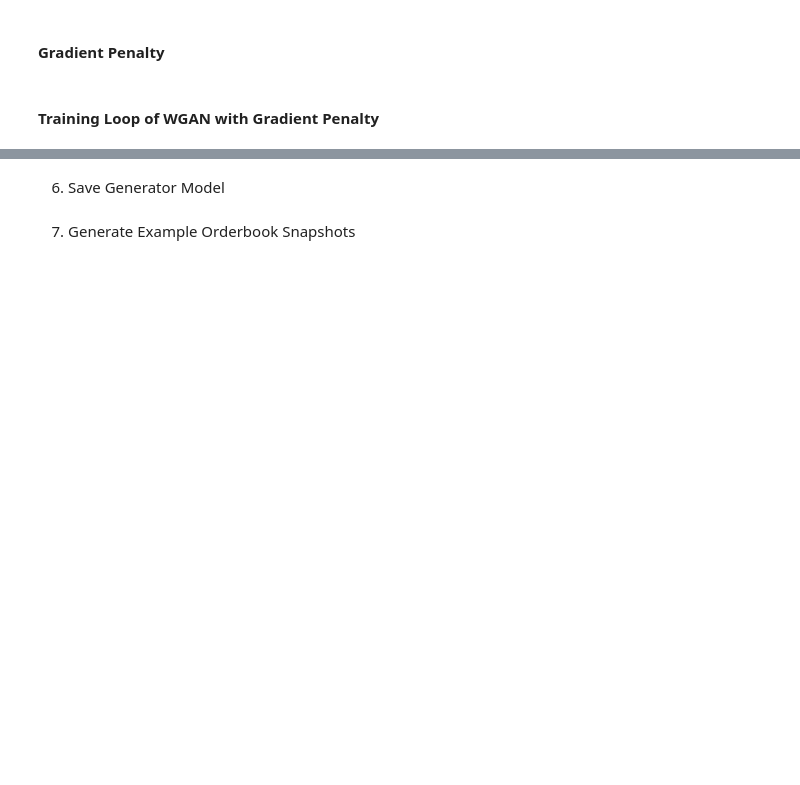
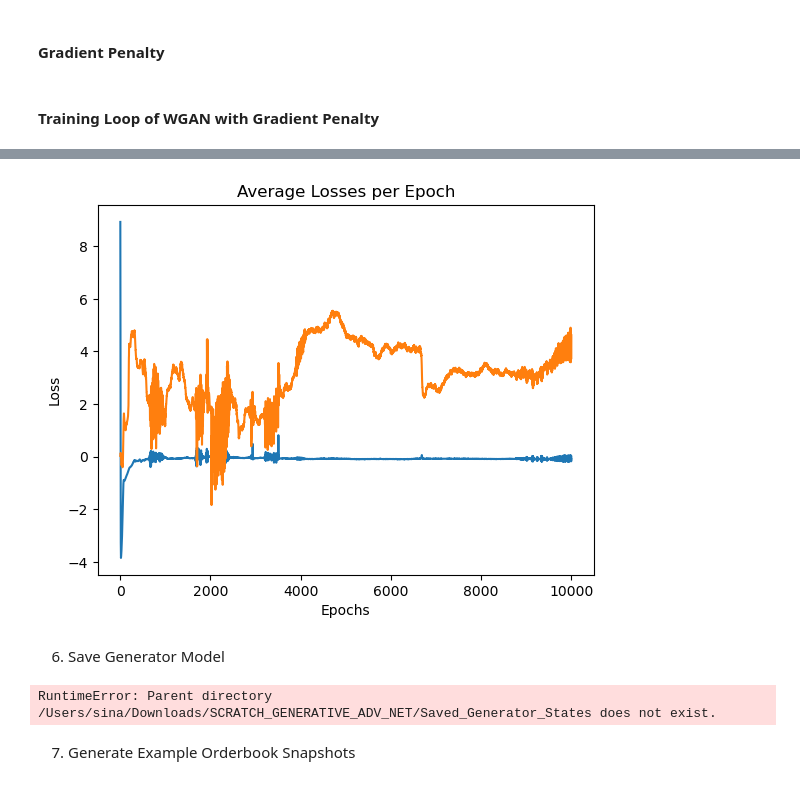
Before and after one commit to dlartey/LOBSimulator, a Jupyter notebook: GANs/GAN_scratch.ipynb, the cells around one changed output, grey strips where cells are left out. Drawn from its saved outputs; the diff is of its cells as text; code cells hidden in the pictures; blank space fills up the shorter version.

```diff
--- a/GANs/GAN_scratch.ipynb
+++ b/GANs/GAN_scratch.ipynb
@@ -198,4 +244,4 @@ plt.show()
 S_t_dataset_tensor = torch.tensor(S_t_dataset, dtype=torch.float32).to(device)
 X_t_delta_t_dataset_tensor = torch.tensor(X_t_delta_t_dataset, dtype=torch.float32).to(device)
 dataset = TensorDataset(X_t_delta_t_dataset_tensor, S_t_dataset_tensor)
-data_loader = DataLoader(dataset, batch_size=100, shuffle=True)
+data_loader = DataLoader(dataset, batch_size=500, shuffle=True)
@@ -287,7 +356,7 @@ class Critic(nn.Module):
 n_critic = 5
 z_t_dim = 6
 LAMBDA = 10
-epochs = 500
+epochs = 10000
 
 # Instantiate the generator and discriminator with device adaptation
 generator = Generator(latent_dim=z_t_dim, n=6).to(device)
@@ -296,5 +365,8 @@ critic = Critic(n_1=12, n_2=6).to(device)
 # Define the optimisers
 optimizer_G = optim.Adam(generator.parameters(), lr=0.00001, betas=(0, 0.9))
 optimizer_D = optim.Adam(critic.parameters(), lr=0.00001, betas=(0, 0.9))
+
+avg_d_loss_list = []
+avg_g_loss_list = []
 # %% [markdown]
 ### Defining the training loop
@@ -394,8 +537,18 @@ for epoch in range(epochs):
     # Prints average loss per epoch
     avg_d_loss = total_d_loss_epoch / n_batches
     avg_g_loss = total_g_loss_epoch / n_batches
-    if (epoch + 1) % 5 == 0:
+    avg_d_loss_list.append(avg_d_loss)
+    avg_g_loss_list.append(avg_g_loss)
+    if (epoch + 1) % 20 == 0:
         print(f"Epoch [{epoch+1}/{epochs}] completed. Avg D Loss: {avg_d_loss:.4f}, Avg G Loss: {avg_g_loss:.4f}")
+
+    if (epoch + 1) % 100 == 0:
+        write_marginal_distributions_to_tensorboard(epoch)
+
+    write_loss_functions_to_tensorboard(avg_d_loss, avg_g_loss,epoch)
     # Resets average losses for the next epoch
     avg_d_loss = 0
     avg_g_loss = 0
+
+# Close the writer after the training loop
+writer.close()
@@ -402,9 +573,26 @@ for epoch in range(epochs):
+# %%
+def plot_losses(avg_d_loss_list, avg_g_loss_list):
+    epochs = range(1, len(avg_d_loss_list) + 1)
+    plt.plot(epochs, avg_d_loss_list, label='Discriminator Loss')
+    plt.plot(epochs, avg_g_loss_list, label='Generator Loss')
+    plt.title('Average Losses per Epoch')
+    plt.xlabel('Epochs')
+    plt.ylabel('Loss')
+    plt.grid(False)
+    plt.show()
+
+# Now, call the function with your lists
+plot_losses(avg_d_loss_list, avg_g_loss_list)
+# %% [output]
+[figure, added]
 # %% [markdown]
 6. Save Generator Model
 # %%
 # Save the generator's state dictionary
-torch.save(generator.state_dict(), '/Users/sina/Downloads/SCRATCH_GENERATIVE_ADV_NET/Saved_Generator_States/generator_state_dict.pth')
+torch.save(generator.state_dict(), '/Users/sina/Downloads/SCRATCH_GENERATIVE_ADV_NET/Saved_Generator_States/generator_state_dict_1000epochs.pth')
 print("Generator state has been saved.")
+# %% [output]
+RuntimeError: Parent directory /Users/sina/Downloads/SCRATCH_GENERATIVE_ADV_NET/Saved_Generator_States does not exist.
 # %% [markdown]
 7. Generate Example Orderbook Snapshots
 # %%
```
Also changed, not shown: parts of 20 cells of this notebook, 1 other file.
